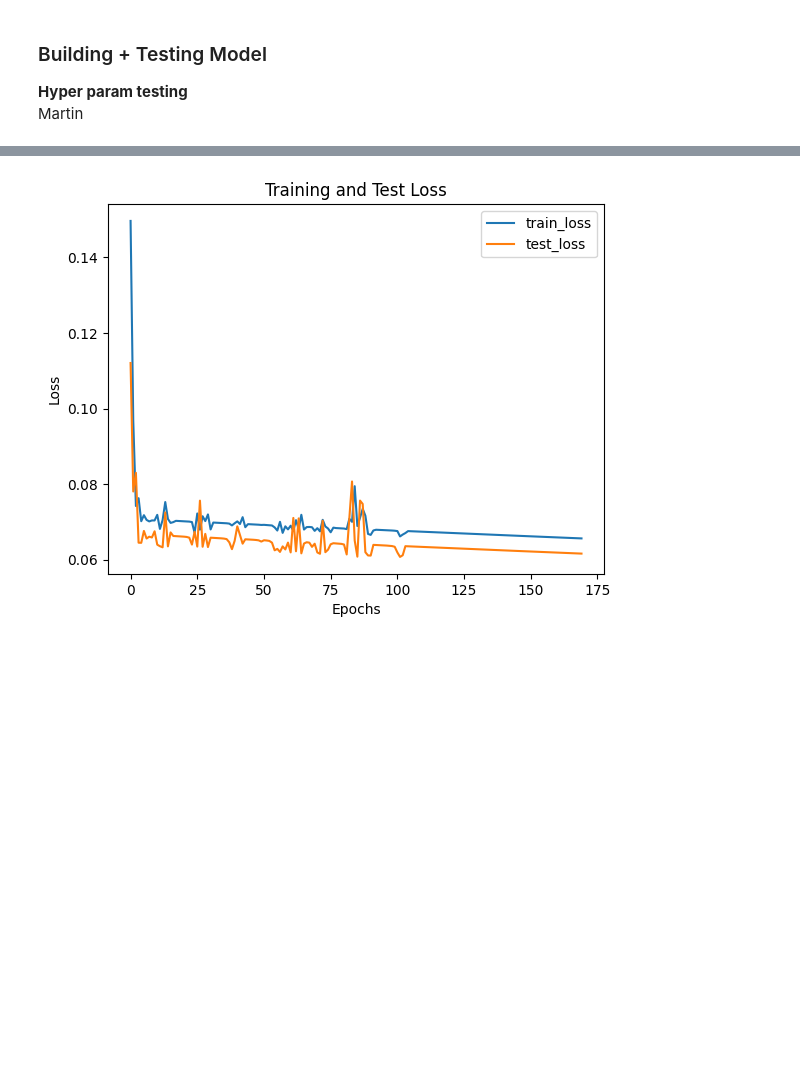
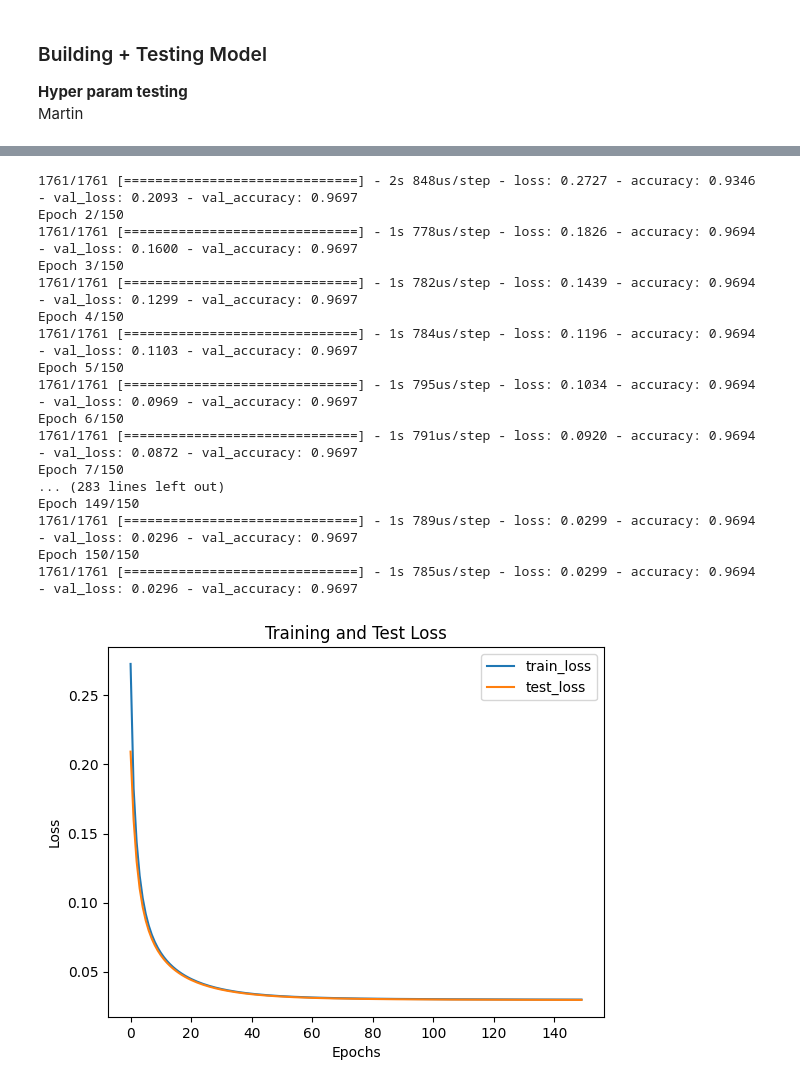
Before and after one commit to sofiacho/ECS171, a Jupyter notebook: notebook/main_algo.ipynb, the cells around one changed output, grey strips where cells are left out. Drawn from its saved outputs; the diff is of its cells as text; code cells hidden in the pictures; blank space fills up the shorter version.

Commit message:
finalized hyperparameters

```diff
--- a/notebook/main_algo.ipynb
+++ b/notebook/main_algo.ipynb
@@ -211,7 +211,7 @@ act_dict = {'sitting on bed': bed, 'sitting on chair': chair, 'lying': lying, 'a
 
 large_df['freq'] = large_df['activity'].map(act_dict)
 # %%
-non_active = ['sitting on bed', 'sitting on chair', 'lying' ]
+non_active = [1, 2, 3]
 
 binary_activity = []
 for i in range(large_df.shape[0]):
@@ -291,8 +291,8 @@ def create_model(activation_function_hidden='relu',
                  hidden_layers=1,
                  regularizer = tf.keras.regularizers.l2,
                  reg_param = 0.01,
-                 momentum = 0.0,
-                 learning_rate = 0.01):
+                 momentum = 0.01,
+                 learning_rate = 0.001):
     # TODO: implement our nueral network structure using SGD as the optimization technique (Martin)
 
     # REMOVE LATER: the code below is only for hyper parameter tuning. Eventually we want to pick 1 set of hyper parameters to use and use those for our final script.
@@ -310,37 +310,16 @@ def create_model(activation_function_hidden='relu',
 
     # compile the model using SGD as the optimizer and MSE as our loss function
     optimizer = tf.keras.optimizers.SGD(learning_rate=learning_rate, momentum=momentum)
-    model.compile(loss='mean_squared_error', optimizer=optimizer)
+    model.compile(loss='mean_squared_error', optimizer=optimizer, metrics=['accuracy'])
     return model
-
-# TODO: add hyper parameters that we will be testing to param_grid (Martin)
-param_grid = {
-    "activation_function_hidden": ['relu', 'sigmoid'],
-    "activation_function_output": ['relu', 'sigmoid'],
-    "hidden_units": [2, 4],
-    "hidden_layers": [1, 2],
-    "regularizer": [tf.keras.regularizers.l1, tf.keras.regularizers.l2],
-    "reg_param": [0.01, 0.001],
-    "momentum": [0.0, 0.01],
-    "batch_size": [32, 64],
-    "epochs": [50, 100],
-    "learning_rate": [0.01, 0.001],
-}
-
-keras_model = KerasClassifier(build_fn=create_model, verbose=0)
-
-# TODO: for GridSearchCV modify any other params that we need (scoring, cv, num_jobs, etc) (Martin)
-grid = GridSearchCV(estimator=keras_model, param_grid=param_grid, cv=3, verbose=1, scoring='neg_mean_squared_error')
 # %%
-grid_result = grid.fit(train_data, train_label)
+model = KerasClassifier(build_fn=create_model, verbose=0)
+
+history = model.fit(train_data, train_label, epochs = 150, batch_size = 32, verbose = 1, validation_data = (test_data, test_label))
 
 # TODO: implement model evaluation and print/graph anything needed for visualization
 
-# print best score and visualize loss
-print("Best: %f using %s" % (grid_result.best_score_, grid_result.best_params_))
-
-best_model = grid_result.best_estimator_
-history = best_model.fit(train_data, train_label, epochs=170, batch_size=grid_result.best_params_['batch_size'], verbose=0, validation_data=(test_data, test_label))
+# graph loss
 
 plt.plot(history.history['loss'], label='train_loss')
 plt.plot(history.history['val_loss'], label='test_loss')
@@ -370 +333,18 @@ Best: -0.034667 using {'activation_function_hidden': 'relu', 'activation_functio
+1761/1761 [==============================] - 2s 848us/step - loss: 0.2727 - accuracy: 0.9346 - val_loss: 0.2093 - val_accuracy: 0.9697
+Epoch 2/150
+1761/1761 [==============================] - 1s 778us/step - loss: 0.1826 - accuracy: 0.9694 - val_loss: 0.1600 - val_accuracy: 0.9697
+Epoch 3/150
+1761/1761 [==============================] - 1s 782us/step - loss: 0.1439 - accuracy: 0.9694 - val_loss: 0.1299 - val_accuracy: 0.9697
+Epoch 4/150
+1761/1761 [==============================] - 1s 784us/step - loss: 0.1196 - accuracy: 0.9694 - val_loss: 0.1103 - val_accuracy: 0.9697
+Epoch 5/150
+1761/1761 [==============================] - 1s 795us/step - loss: 0.1034 - accuracy: 0.9694 - val_loss: 0.0969 - val_accuracy: 0.9697
+Epoch 6/150
+1761/1761 [==============================] - 1s 791us/step - loss: 0.0920 - accuracy: 0.9694 - val_loss: 0.0872 - val_accuracy: 0.9697
+Epoch 7/150
+... (283 lines left out)
+Epoch 149/150
+1761/1761 [==============================] - 1s 789us/step - loss: 0.0299 - accuracy: 0.9694 - val_loss: 0.0296 - val_accuracy: 0.9697
+Epoch 150/150
+1761/1761 [==============================] - 1s 785us/step - loss: 0.0299 - accuracy: 0.9694 - val_loss: 0.0296 - val_accuracy: 0.9697
-[figure, old version]
+[figure, new version]
```
Also changed, not shown: parts of 5 cells of this notebook, 1 other file.
